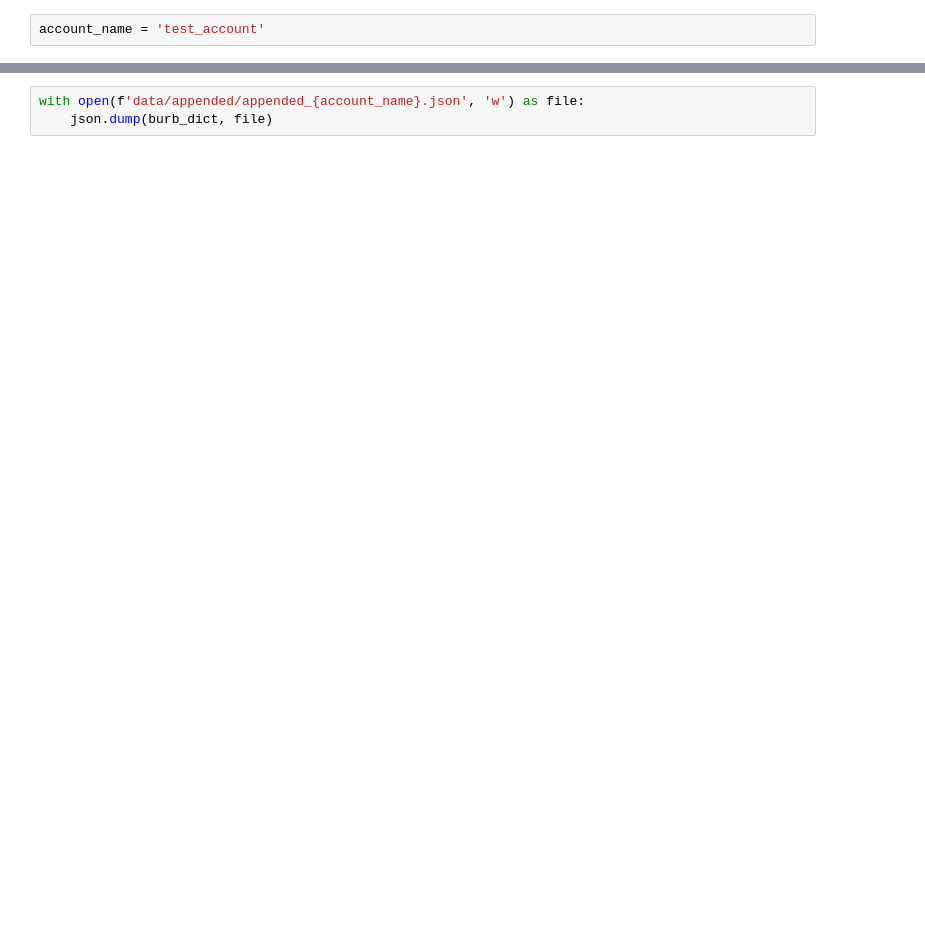
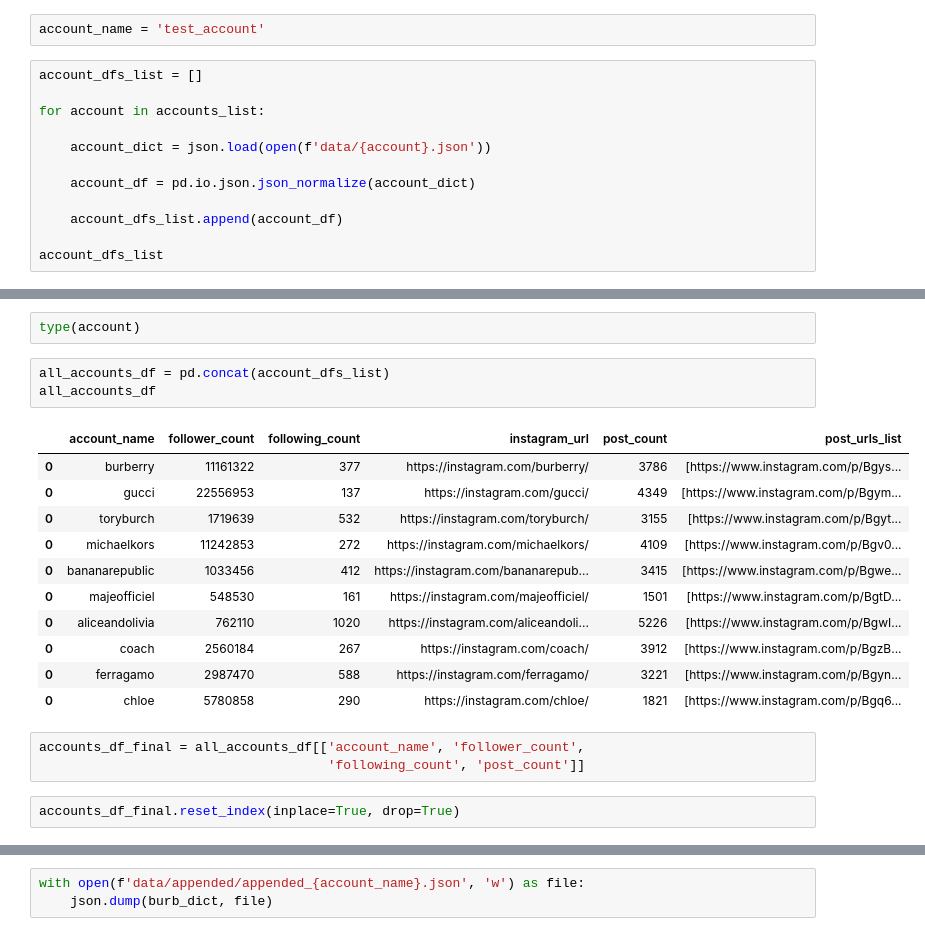
Before and after one commit to rayraysheng/project-2-data-vis, a Jupyter notebook: code_testing.ipynb, the cells around one changed output, grey strips where cells are left out. Cells and saved outputs as stored; diff of their text form; blank space fills up the shorter version.

```diff
--- a/code_testing.ipynb
+++ b/code_testing.ipynb
@@ -29,2 +82,14 @@ len(burb_dict['post_urls_list'])
 # %%
 account_name = 'test_account'
+# %%
+account_dfs_list = []
+
+for account in accounts_list:
+
+    account_dict = json.load(open(f'data/{account}.json'))
+
+    account_df = pd.io.json.json_normalize(account_dict)
+
+    account_dfs_list.append(account_df)
+
+account_dfs_list
@@ -30,0 +114,22 @@ account_name = 'test_account'
+# %%
+type(account)
+# %%
+all_accounts_df = pd.concat(account_dfs_list)
+all_accounts_df
+# %% [output]
+|  | account_name | follower_count | following_count | instagram_url | post_count | post_urls_list |
+| 0 | burberry | 11161322 | 377 | https://instagram.com/burberry/ | 3786 | [https://www.instagram.com/p/Bgys... |
+| 0 | gucci | 22556953 | 137 | https://instagram.com/gucci/ | 4349 | [https://www.instagram.com/p/Bgym... |
+| 0 | toryburch | 1719639 | 532 | https://instagram.com/toryburch/ | 3155 | [https://www.instagram.com/p/Bgyt... |
+| 0 | michaelkors | 11242853 | 272 | https://instagram.com/michaelkors/ | 4109 | [https://www.instagram.com/p/Bgv0... |
+| 0 | bananarepublic | 1033456 | 412 | https://instagram.com/bananarepub... | 3415 | [https://www.instagram.com/p/Bgwe... |
+| 0 | majeofficiel | 548530 | 161 | https://instagram.com/majeofficiel/ | 1501 | [https://www.instagram.com/p/BgtD... |
+| 0 | aliceandolivia | 762110 | 1020 | https://instagram.com/aliceandoli... | 5226 | [https://www.instagram.com/p/BgwI... |
+| 0 | coach | 2560184 | 267 | https://instagram.com/coach/ | 3912 | [https://www.instagram.com/p/BgzB... |
+| 0 | ferragamo | 2987470 | 588 | https://instagram.com/ferragamo/ | 3221 | [https://www.instagram.com/p/Bgyn... |
+| 0 | chloe | 5780858 | 290 | https://instagram.com/chloe/ | 1821 | [https://www.instagram.com/p/Bgq6... |
+# %%
+accounts_df_final = all_accounts_df[['account_name', 'follower_count',
+                                     'following_count', 'post_count']]
+# %%
+accounts_df_final.reset_index(inplace=True, drop=True)
```
Also changed, not shown: parts of 16 cells of this notebook, 2 other files.
